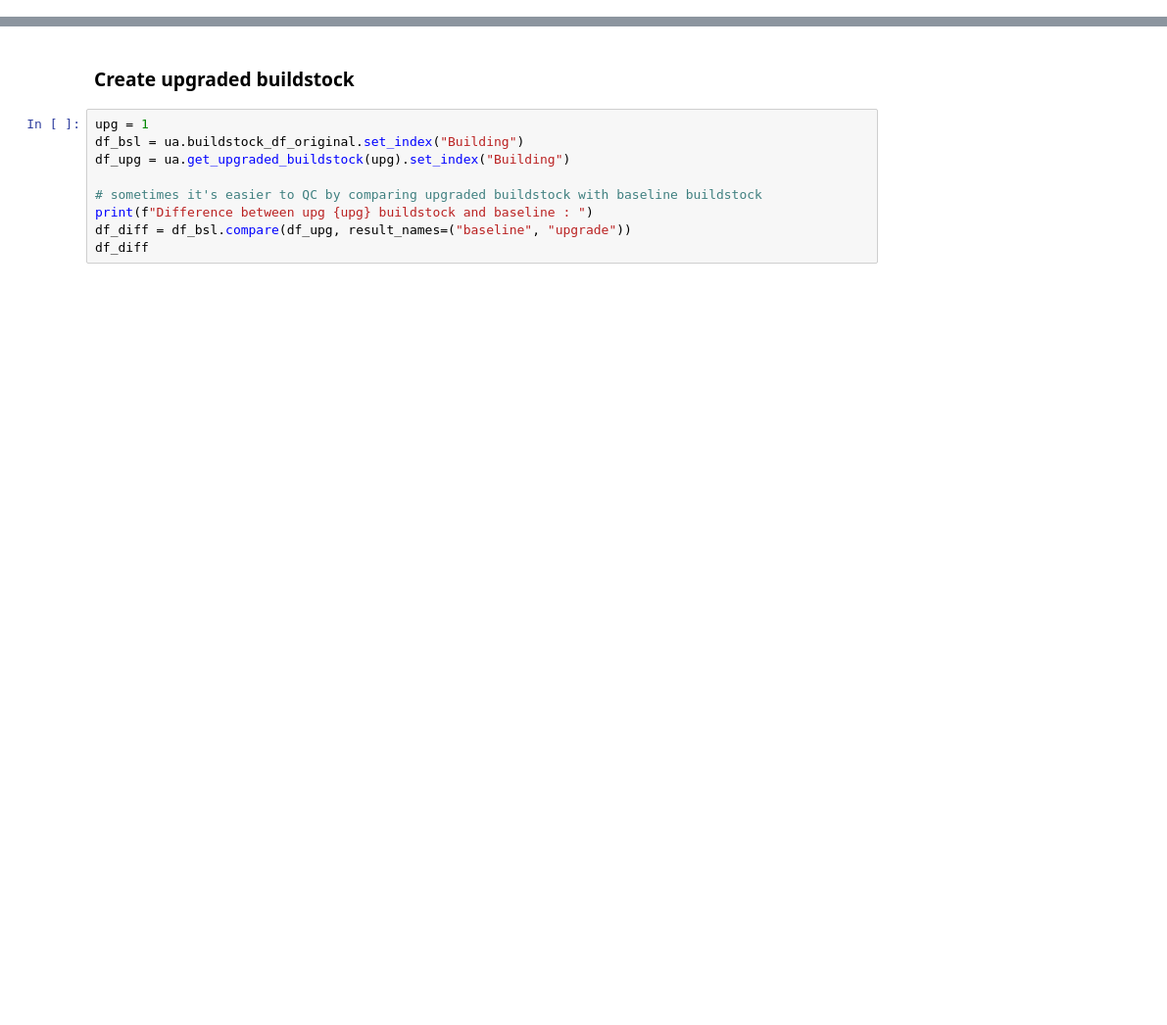
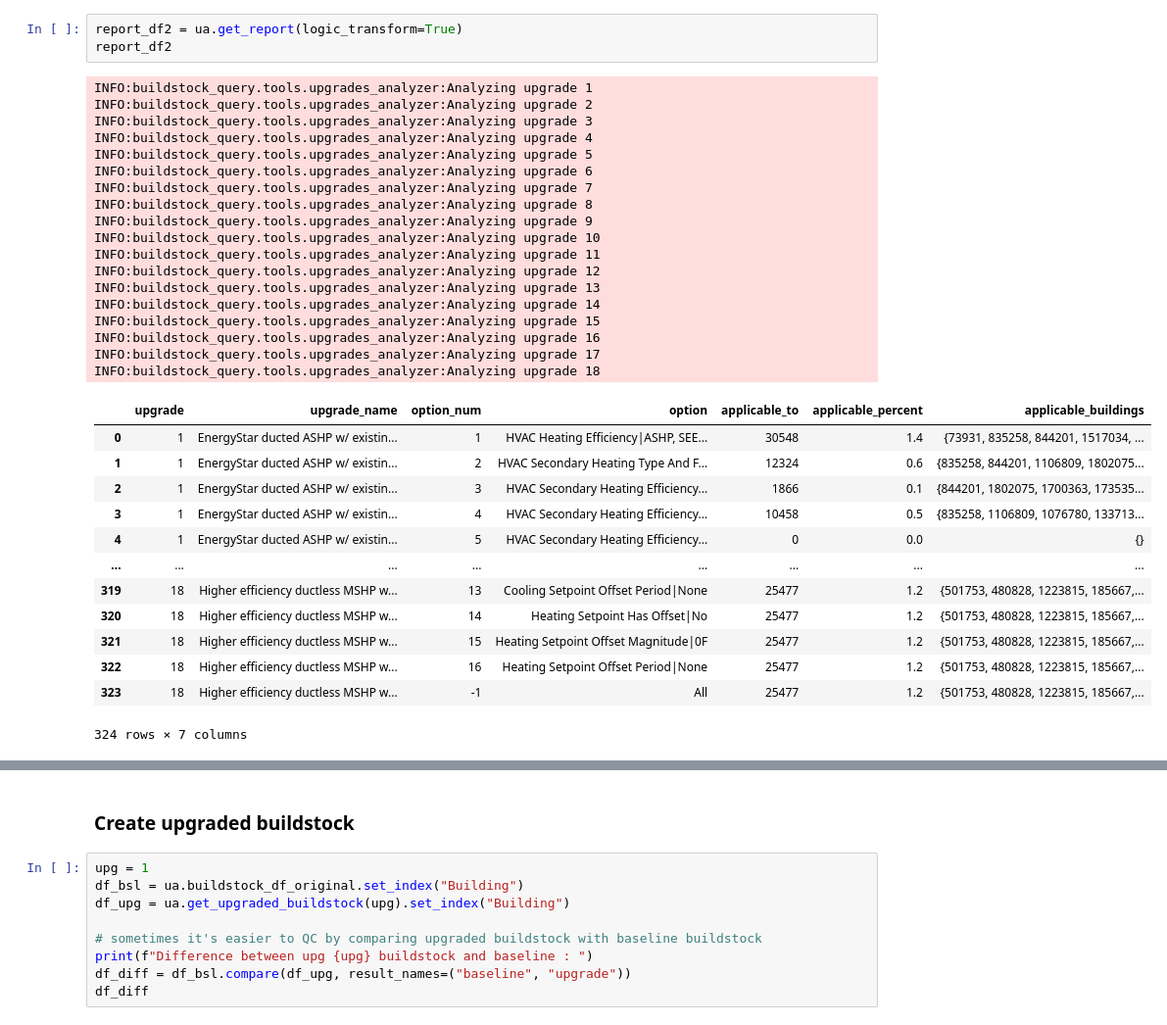
Before and after one commit to NREL/buildstock-query, a Jupyter notebook: example_usage/upgrades_analyzer.ipynb, the cells around one changed output, grey strips where cells are left out. Shown at 98% size. Drawn from its saved outputs; the diff is of its cells as text; blank space fills up the shorter version.

```diff
--- a/example_usage/upgrades_analyzer.ipynb
+++ b/example_usage/upgrades_analyzer.ipynb
@@ -28,0 +474,35 @@ INFO:buildstock_query.tools.upgrades_analyzer:Analyzing upgrade 5
+# %%
+report_df2 = ua.get_report(logic_transform=True)
+report_df2
+# %% [output]
+INFO:buildstock_query.tools.upgrades_analyzer:Analyzing upgrade 1
+INFO:buildstock_query.tools.upgrades_analyzer:Analyzing upgrade 2
+INFO:buildstock_query.tools.upgrades_analyzer:Analyzing upgrade 3
+INFO:buildstock_query.tools.upgrades_analyzer:Analyzing upgrade 4
+INFO:buildstock_query.tools.upgrades_analyzer:Analyzing upgrade 5
+INFO:buildstock_query.tools.upgrades_analyzer:Analyzing upgrade 6
+INFO:buildstock_query.tools.upgrades_analyzer:Analyzing upgrade 7
+INFO:buildstock_query.tools.upgrades_analyzer:Analyzing upgrade 8
+INFO:buildstock_query.tools.upgrades_analyzer:Analyzing upgrade 9
+INFO:buildstock_query.tools.upgrades_analyzer:Analyzing upgrade 10
+INFO:buildstock_query.tools.upgrades_analyzer:Analyzing upgrade 11
+INFO:buildstock_query.tools.upgrades_analyzer:Analyzing upgrade 12
+INFO:buildstock_query.tools.upgrades_analyzer:Analyzing upgrade 13
+INFO:buildstock_query.tools.upgrades_analyzer:Analyzing upgrade 14
+INFO:buildstock_query.tools.upgrades_analyzer:Analyzing upgrade 15
+INFO:buildstock_query.tools.upgrades_analyzer:Analyzing upgrade 16
+INFO:buildstock_query.tools.upgrades_analyzer:Analyzing upgrade 17
+INFO:buildstock_query.tools.upgrades_analyzer:Analyzing upgrade 18
+|  | upgrade | upgrade_name | option_num | option | applicable_to | applicable_percent | applicable_buildings |
+| 0 | 1 | EnergyStar ducted ASHP w/ existin... | 1 | HVAC Heating Efficiency|ASHP, SEE... | 30548 | 1.4 | {73931, 835258, 844201, 1517034, ... |
+| 1 | 1 | EnergyStar ducted ASHP w/ existin... | 2 | HVAC Secondary Heating Type And F... | 12324 | 0.6 | {835258, 844201, 1106809, 1802075... |
+| 2 | 1 | EnergyStar ducted ASHP w/ existin... | 3 | HVAC Secondary Heating Efficiency... | 1866 | 0.1 | {844201, 1802075, 1700363, 173535... |
+| 3 | 1 | EnergyStar ducted ASHP w/ existin... | 4 | HVAC Secondary Heating Efficiency... | 10458 | 0.5 | {835258, 1106809, 1076780, 133713... |
+| 4 | 1 | EnergyStar ducted ASHP w/ existin... | 5 | HVAC Secondary Heating Efficiency... | 0 | 0.0 | {} |
+| ... | ... | ... | ... | ... | ... | ... | ... |
+| 319 | 18 | Higher efficiency ductless MSHP w... | 13 | Cooling Setpoint Offset Period|None | 25477 | 1.2 | {501753, 480828, 1223815, 185667,... |
+| 320 | 18 | Higher efficiency ductless MSHP w... | 14 | Heating Setpoint Has Offset|No | 25477 | 1.2 | {501753, 480828, 1223815, 185667,... |
+| 321 | 18 | Higher efficiency ductless MSHP w... | 15 | Heating Setpoint Offset Magnitude|0F | 25477 | 1.2 | {501753, 480828, 1223815, 185667,... |
+| 322 | 18 | Higher efficiency ductless MSHP w... | 16 | Heating Setpoint Offset Period|None | 25477 | 1.2 | {501753, 480828, 1223815, 185667,... |
+| 323 | 18 | Higher efficiency ductless MSHP w... | -1 | All | 25477 | 1.2 | {501753, 480828, 1223815, 185667,... |
+324 rows × 7 columns
```
Also changed, not shown: parts of 76 cells of this notebook, 3 other files.
